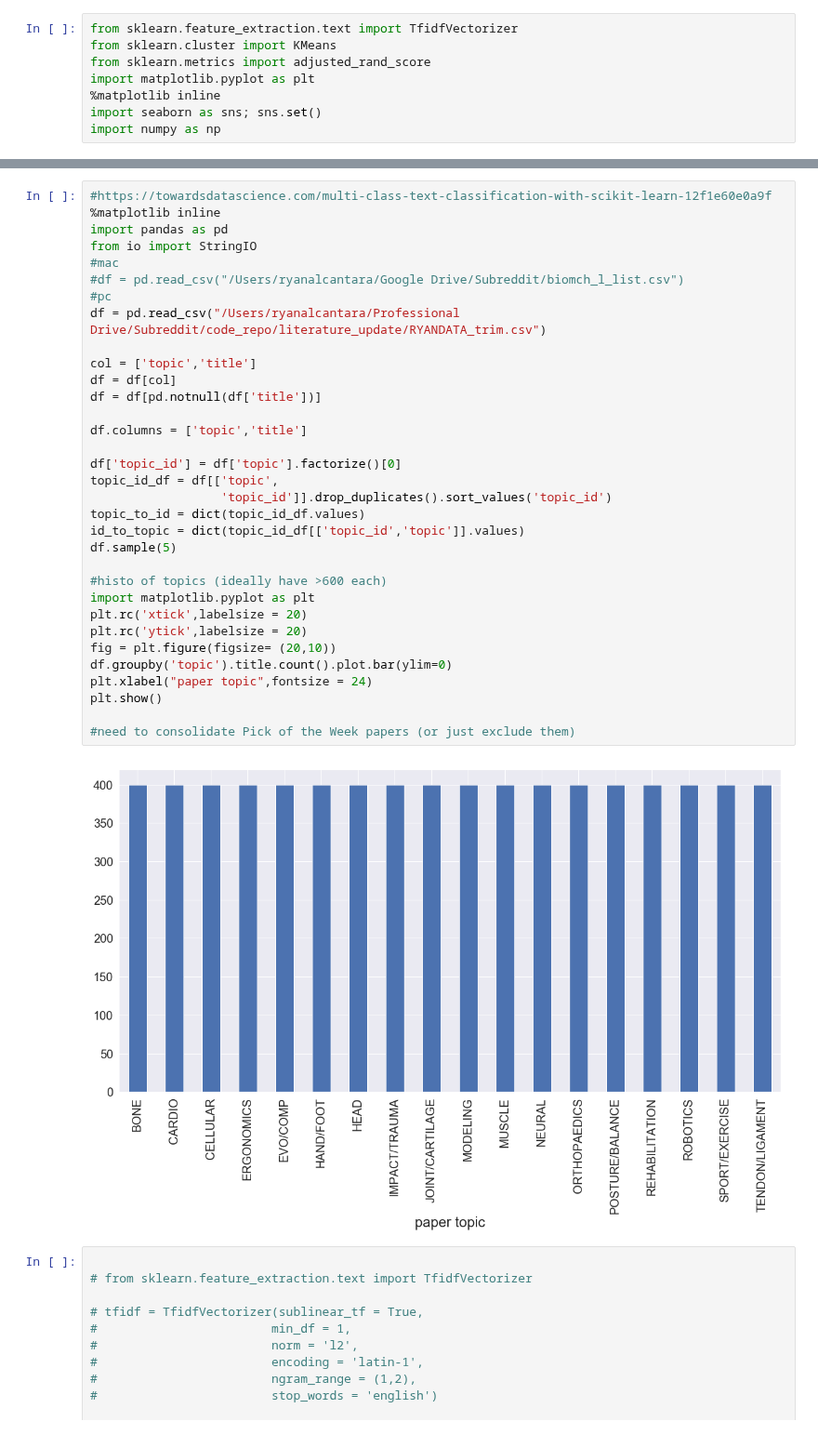
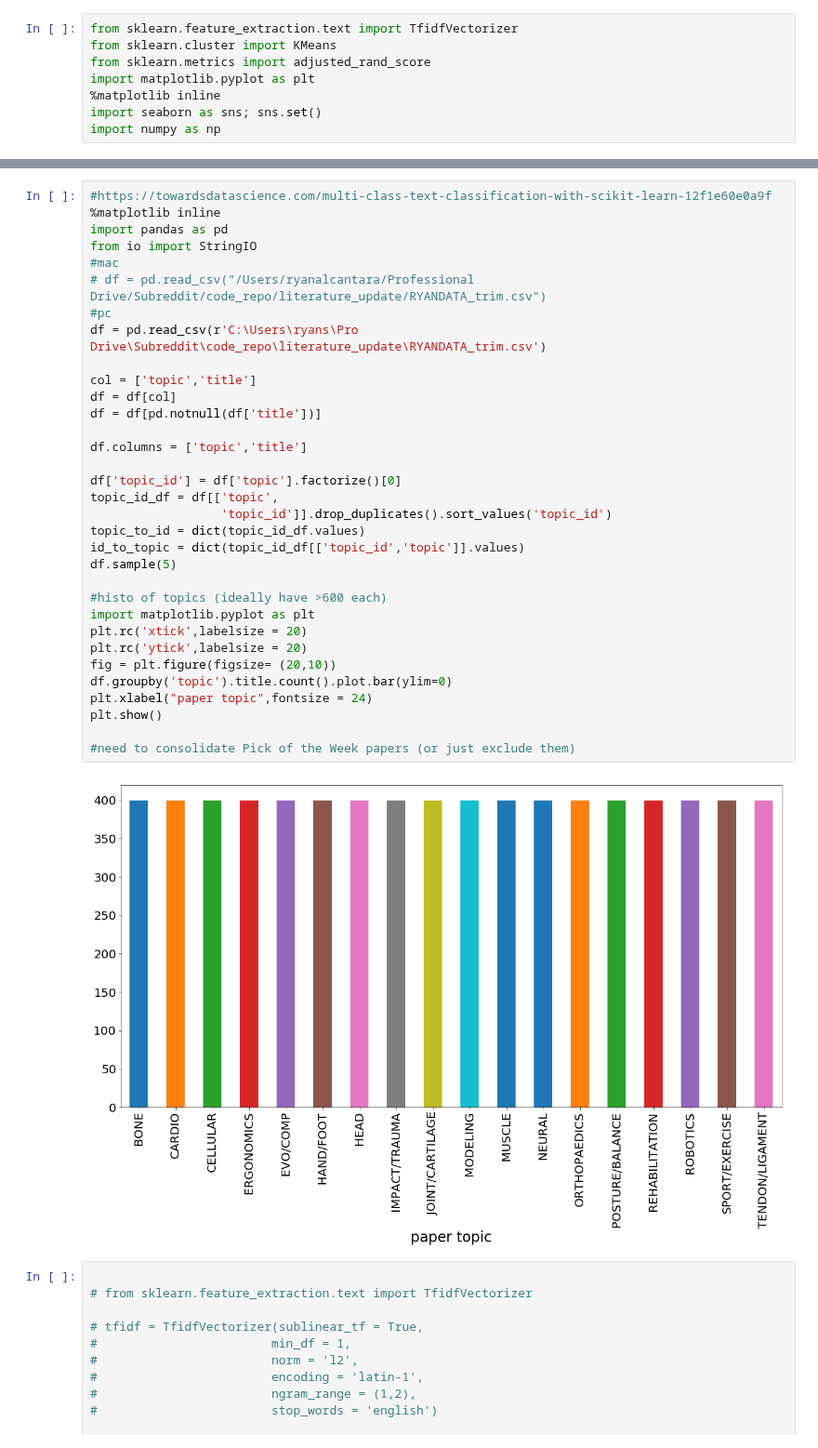
Before and after one commit to alcantarar/literature_update, a Jupyter notebook: machine learning literature search.ipynb, the cells around one changed output, grey strips where cells are left out. Shown at 93% size. Saved outputs shown, nothing was run; the diff lists cells and outputs as text.

```diff
--- a/machine learning literature search.ipynb
+++ b/machine learning literature search.ipynb
@@ -245,36 +11,36 @@ import numpy as np
 %matplotlib inline
 import pandas as pd
 from io import StringIO
 #mac
-#df = pd.read_csv("/Users/ryanalcantara/Google Drive/Subreddit/biomch_l_list.csv")
+# df = pd.read_csv("/Users/ryanalcantara/Professional Drive/Subreddit/code_repo/literature_update/RYANDATA_trim.csv")
 #pc
-df = pd.read_csv("/Users/ryanalcantara/Professional Drive/Subreddit/code_repo/literature_update/RYANDATA_trim.csv")
+df = pd.read_csv(r'C:\Users\ryans\Pro Drive\Subreddit\code_repo\literature_update\RYANDATA_trim.csv')
 
 col = ['topic','title']
 df = df[col]
 df = df[pd.notnull(df['title'])]
 
 df.columns = ['topic','title']
 
 df['topic_id'] = df['topic'].factorize()[0]
 topic_id_df = df[['topic',
                   'topic_id']].drop_duplicates().sort_values('topic_id')
 topic_to_id = dict(topic_id_df.values)
 id_to_topic = dict(topic_id_df[['topic_id','topic']].values)
 df.sample(5)
 
 #histo of topics (ideally have >600 each)
 import matplotlib.pyplot as plt
 plt.rc('xtick',labelsize = 20)
 plt.rc('ytick',labelsize = 20)
 fig = plt.figure(figsize= (20,10))
 df.groupby('topic').title.count().plot.bar(ylim=0)
 plt.xlabel("paper topic",fontsize = 24)
 plt.show()
 
 #need to consolidate Pick of the Week papers (or just exclude them)
 # %% [output]
-[figure, old version]
+[figure, new version]
 # %%
 
 # from sklearn.feature_extraction.text import TfidfVectorizer
```
Also changed, not shown: parts of 5 cells of this notebook.
